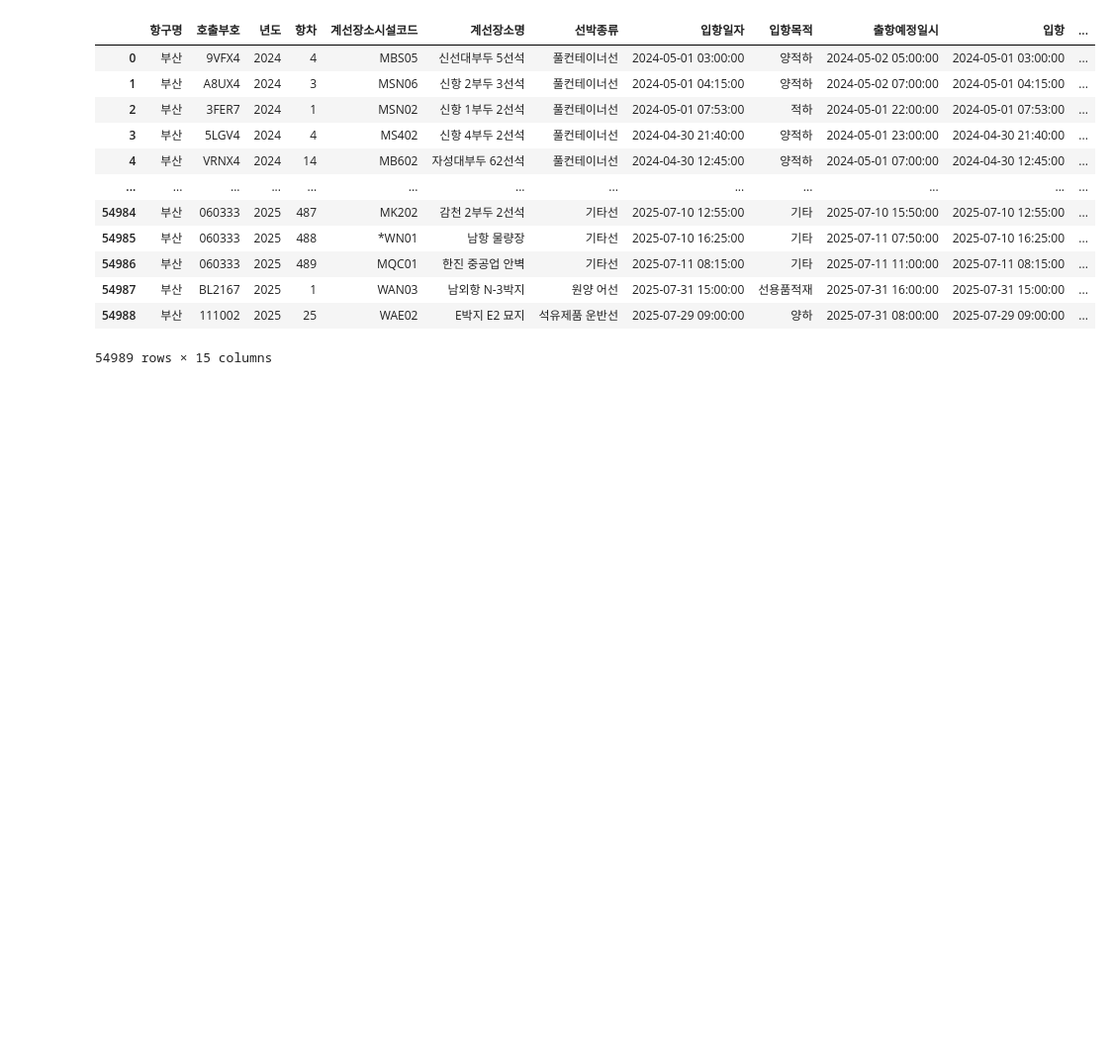
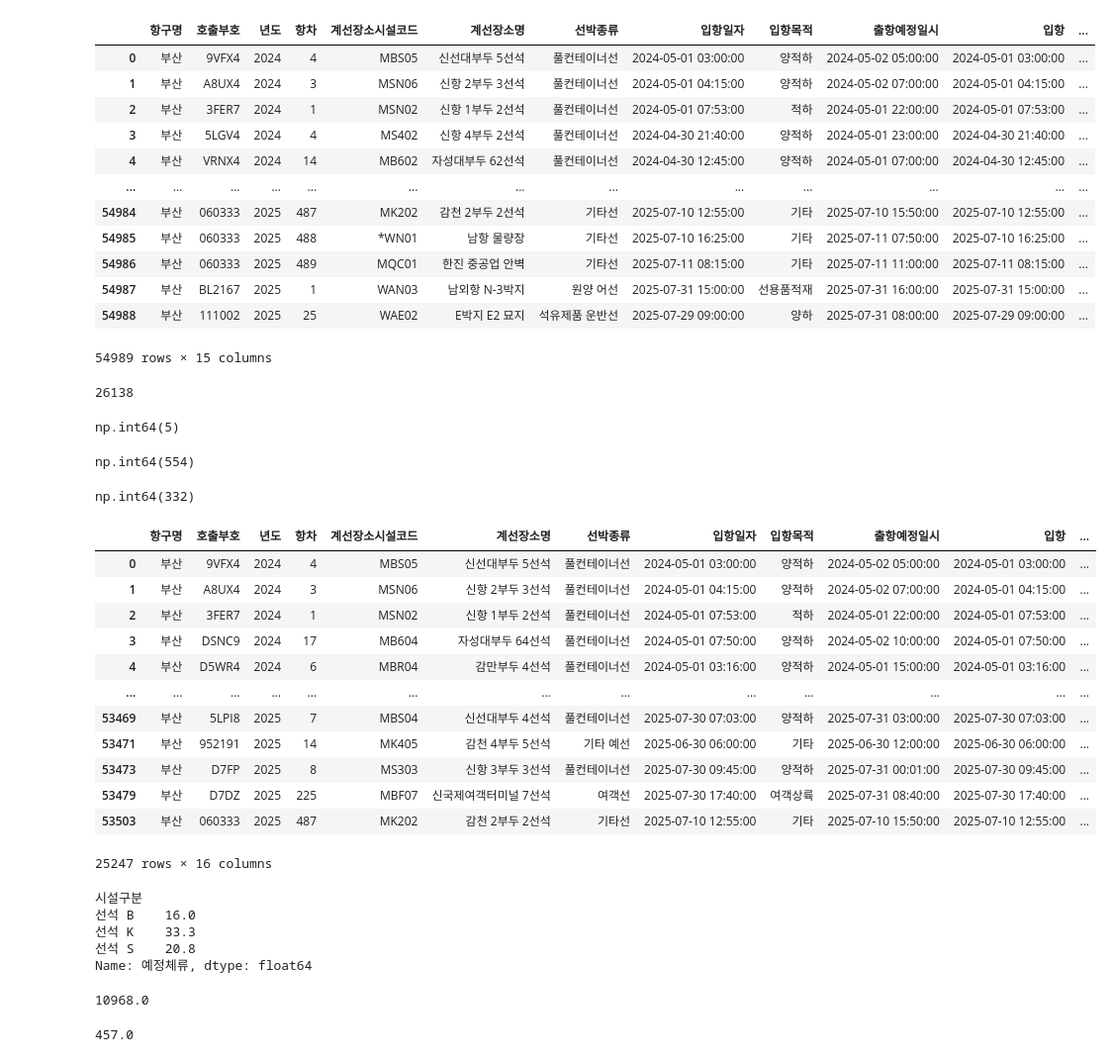
Before and after one commit to dorothy1088/smartport, a Jupyter notebook: bottle_neck.ipynb, the cells around one changed output. Shown at 99% size. Cells and saved outputs as stored; diff of their text form; code cells hidden in the pictures; blank space fills up the shorter version.

```diff
--- a/bottle_neck.ipynb
+++ b/bottle_neck.ipynb
@@ -408,3 +408,62 @@ calls
 | 54987 | 부산 | BL2167 | 2025 | 1 | WAN03 | 남외항 N-3박지 | 원양 어선 | 2025-07-31 15:00:00 | 선용품적재 | 2025-07-31 16:00:00 | 2025-07-31 15:00:00 | ... |
 | 54988 | 부산 | 111002 | 2025 | 25 | WAE02 | E박지 E2 묘지 | 석유제품 운반선 | 2025-07-29 09:00:00 | 양하 | 2025-07-31 08:00:00 | 2025-07-29 09:00:00 | ... |
 54989 rows × 15 columns
+# %%
+calls['예정체류']=(calls['출항예정']-calls['입항']).dt.total_seconds()/3600
+# %%
+berth_type = ['선석 B', '선석 S', '선석 K']
+is_berth = calls['시설구분'].isin(berth_type)
+# %%
+berth_calls = calls[is_berth].copy()
+len(berth_calls)
+# %% [output]
+26138
+# %%
+berth_calls['예정체류'].isna().sum()
+# %% [output]
+np.int64(5)
+# %%
+(berth_calls['예정체류']<0.5).sum()
+# %% [output]
+np.int64(554)
+# %%
+(berth_calls['예정체류']>720).sum()
+# %% [output]
+np.int64(332)
+# %%
+vaild = berth_calls['예정체류'].between(0.5,720) # 양 끝값 포함
+berth_calls = berth_calls[vaild].copy()
+# %%
+berth_calls
+# %% [output]
+|  | 항구명 | 호출부호 | 년도 | 항차 | 계선장소시설코드 | 계선장소명 | 선박종류 | 입항일자 | 입항목적 | 출항예정일시 | 입항 | ... |
+| 0 | 부산 | 9VFX4 | 2024 | 4 | MBS05 | 신선대부두 5선석 | 풀컨테이너선 | 2024-05-01 03:00:00 | 양적하 | 2024-05-02 05:00:00 | 2024-05-01 03:00:00 | ... |
+| 1 | 부산 | A8UX4 | 2024 | 3 | MSN06 | 신항 2부두 3선석 | 풀컨테이너선 | 2024-05-01 04:15:00 | 양적하 | 2024-05-02 07:00:00 | 2024-05-01 04:15:00 | ... |
+| 2 | 부산 | 3FER7 | 2024 | 1 | MSN02 | 신항 1부두 2선석 | 풀컨테이너선 | 2024-05-01 07:53:00 | 적하 | 2024-05-01 22:00:00 | 2024-05-01 07:53:00 | ... |
+| 3 | 부산 | DSNC9 | 2024 | 17 | MB604 | 자성대부두 64선석 | 풀컨테이너선 | 2024-05-01 07:50:00 | 양적하 | 2024-05-02 10:00:00 | 2024-05-01 07:50:00 | ... |
+| 4 | 부산 | D5WR4 | 2024 | 6 | MBR04 | 감만부두 4선석 | 풀컨테이너선 | 2024-05-01 03:16:00 | 양적하 | 2024-05-01 15:00:00 | 2024-05-01 03:16:00 | ... |
+| ... | ... | ... | ... | ... | ... | ... | ... | ... | ... | ... | ... | ... |
+| 53469 | 부산 | 5LPI8 | 2025 | 7 | MBS04 | 신선대부두 4선석 | 풀컨테이너선 | 2025-07-30 07:03:00 | 양적하 | 2025-07-31 03:00:00 | 2025-07-30 07:03:00 | ... |
+| 53471 | 부산 | 952191 | 2025 | 14 | MK405 | 감천 4부두 5선석 | 기타 예선 | 2025-06-30 06:00:00 | 기타 | 2025-06-30 12:00:00 | 2025-06-30 06:00:00 | ... |
+| 53473 | 부산 | D7FP | 2025 | 8 | MS303 | 신항 3부두 3선석 | 풀컨테이너선 | 2025-07-30 09:45:00 | 양적하 | 2025-07-31 00:01:00 | 2025-07-30 09:45:00 | ... |
+| 53479 | 부산 | D7DZ | 2025 | 225 | MBF07 | 신국제여객터미널 7선석 | 여객선 | 2025-07-30 17:40:00 | 여객상륙 | 2025-07-31 08:40:00 | 2025-07-30 17:40:00 | ... |
+| 53503 | 부산 | 060333 | 2025 | 487 | MK202 | 감천 2부두 2선석 | 기타선 | 2025-07-10 12:55:00 | 기타 | 2025-07-10 15:50:00 | 2025-07-10 12:55:00 | ... |
+25247 rows × 16 columns
+# %%
+berth_calls.groupby('시설구분')['예정체류'].median().round(1)
+# %% [output]
+시설구분
+선석 B    16.0
+선석 K    33.3
+선석 S    20.8
+Name: 예정체류, dtype: float64
+# %%
+period_start, period_end = pd.Timestamp('2024-05-01'), pd.Timestamp('2025-08-01')
+period_hours = (period_end - period_start).total_seconds()/3600
+period_hours
+# %% [output]
+10968.0
+# %%
+10968/24
+# %% [output]
+457.0
```
Also changed, not shown: parts of 15 cells of this notebook.
